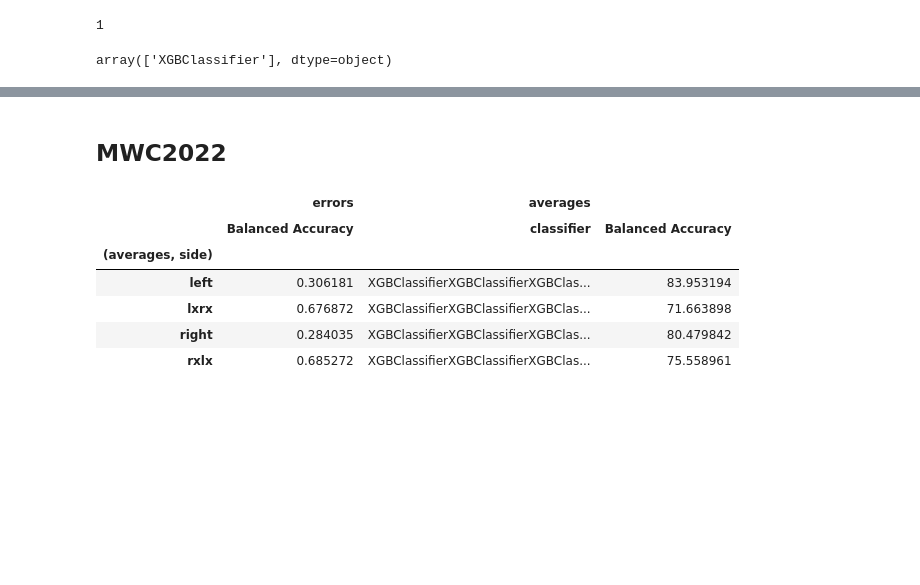
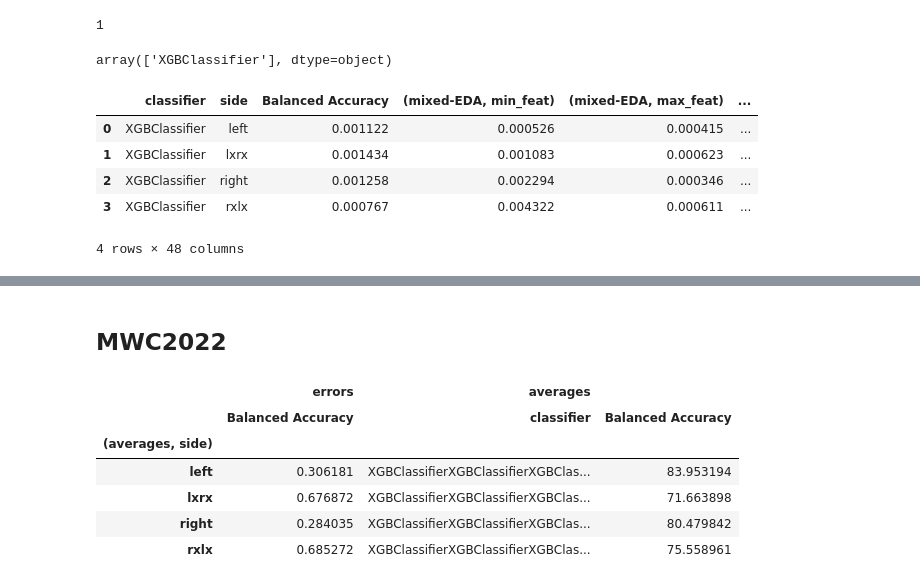
Before and after one commit to LeonardoAlchieri/LateralizationPhysiologicalWearables, a Jupyter notebook: plotting_notebooks/feature_importance_xgboost.ipynb, the cells around one changed output, grey strips where cells are left out. Cells and saved outputs as stored; diff of their text form; code cells hidden in the pictures; blank space fills up the shorter version.

```diff
--- a/plotting_notebooks/feature_importance_xgboost.ipynb
+++ b/plotting_notebooks/feature_importance_xgboost.ipynb
@@ -98,6 +98,15 @@ df_avgs['classifier'].nunique()
 df_avgs['classifier'].unique()
 # %% [output]
 array(['XGBClassifier'], dtype=object)
+# %%
+df_errs
+# %% [output]
+|  | classifier | side | Balanced Accuracy | (mixed-EDA, min_feat) | (mixed-EDA, max_feat) | ... |
+| 0 | XGBClassifier | left | 0.001122 | 0.000526 | 0.000415 | ... |
+| 1 | XGBClassifier | lxrx | 0.001434 | 0.001083 | 0.000623 | ... |
+| 2 | XGBClassifier | right | 0.001258 | 0.002294 | 0.000346 | ... |
+| 3 | XGBClassifier | rxlx | 0.000767 | 0.004322 | 0.000611 | ... |
+4 rows × 48 columns
 # %%
 display(
     concat([df_errs["Balanced Accuracy"], df_avgs], axis=1, keys=["errors", "averages"])
```
Also changed, not shown: parts of 1 cell of this notebook, 7 other files.
